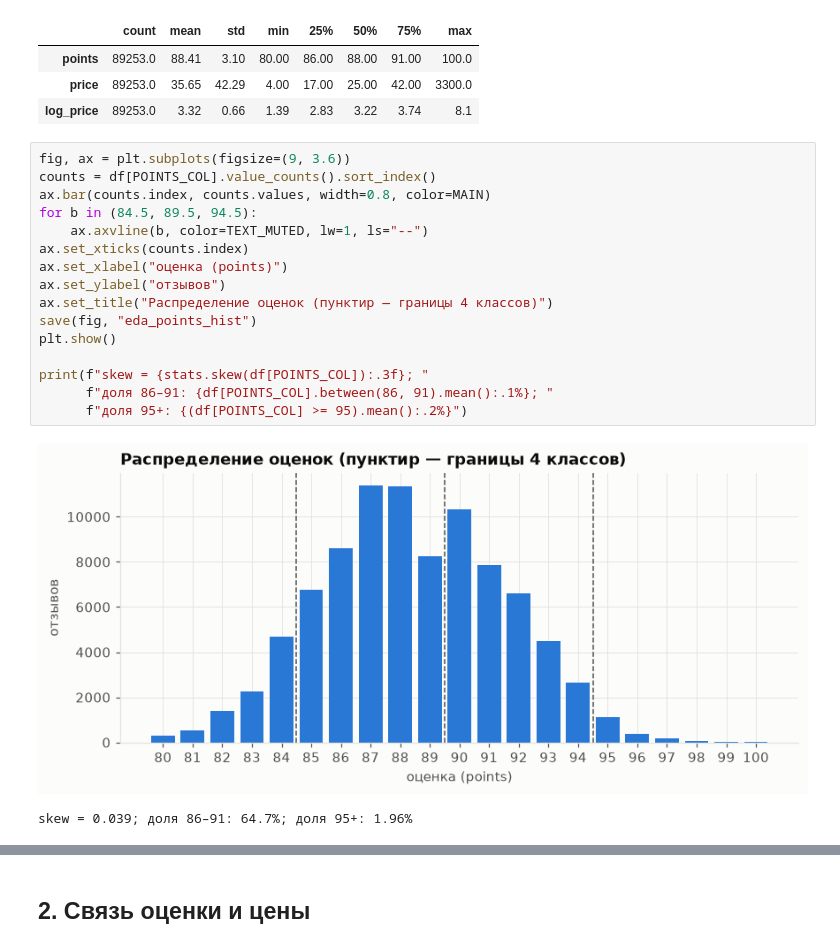
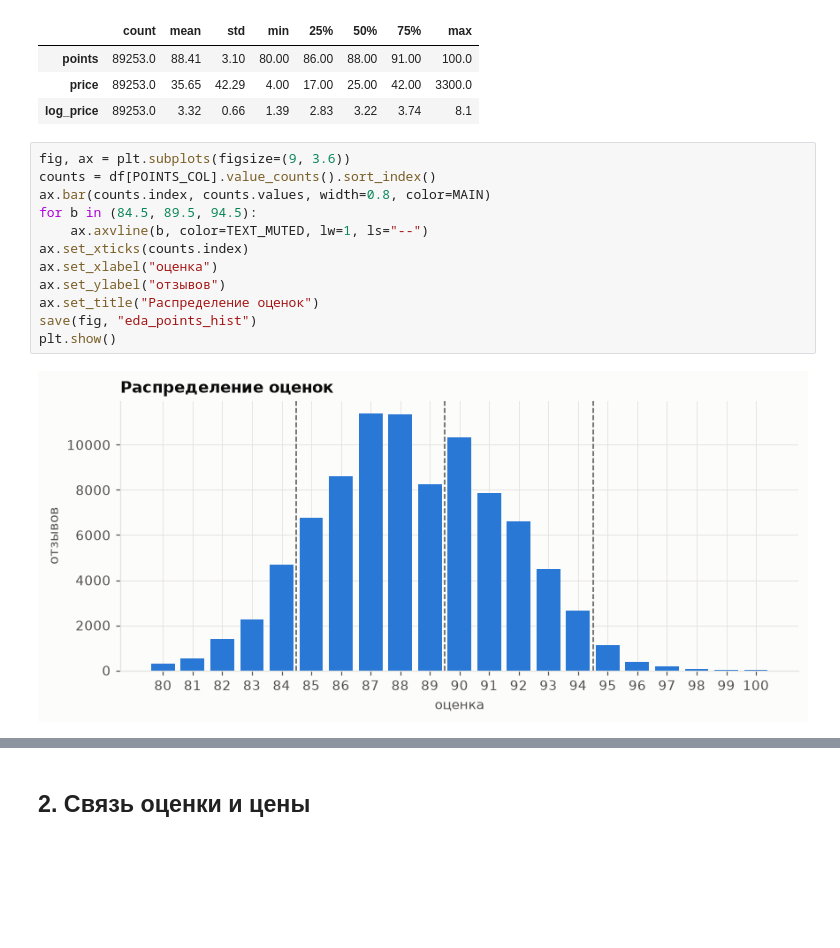
Before and after one commit to ITMO-NikitaGrishin/NLP_Final_Project, a Jupyter notebook: notebooks/01_eda.ipynb, the cells around one changed output, grey strips where cells are left out. Cells and saved outputs as stored; diff of their text form; blank space fills up the shorter version.

```diff
--- a/notebooks/01_eda.ipynb
+++ b/notebooks/01_eda.ipynb
@@ -45,22 +44,17 @@ df[[POINTS_COL, PRICE_COL, LOG_PRICE_COL]].describe().round(2).T
 # %%
 fig, ax = plt.subplots(figsize=(9, 3.6))
 counts = df[POINTS_COL].value_counts().sort_index()
 ax.bar(counts.index, counts.values, width=0.8, color=MAIN)
 for b in (84.5, 89.5, 94.5):
     ax.axvline(b, color=TEXT_MUTED, lw=1, ls="--")
 ax.set_xticks(counts.index)
-ax.set_xlabel("оценка (points)")
+ax.set_xlabel("оценка")
 ax.set_ylabel("отзывов")
-ax.set_title("Распределение оценок (пунктир — границы 4 классов)")
+ax.set_title("Распределение оценок")
 save(fig, "eda_points_hist")
 plt.show()
-
-print(f"skew = {stats.skew(df[POINTS_COL]):.3f}; "
-      f"доля 86–91: {df[POINTS_COL].between(86, 91).mean():.1%}; "
-      f"доля 95+: {(df[POINTS_COL] >= 95).mean():.2%}")
 # %% [output]
-[figure, old version]
+[figure, new version]
-skew = 0.039; доля 86–91: 64.7%; доля 95+: 1.96%
 # %%
 fig, axes = plt.subplots(1, 2, figsize=(11, 3.6))
 axes[0].hist(df[PRICE_COL], bins=np.logspace(np.log10(4), np.log10(df[PRICE_COL].max()), 60), color=MAIN)
```
Also changed, not shown: parts of 12 cells of this notebook, 13 other files.
